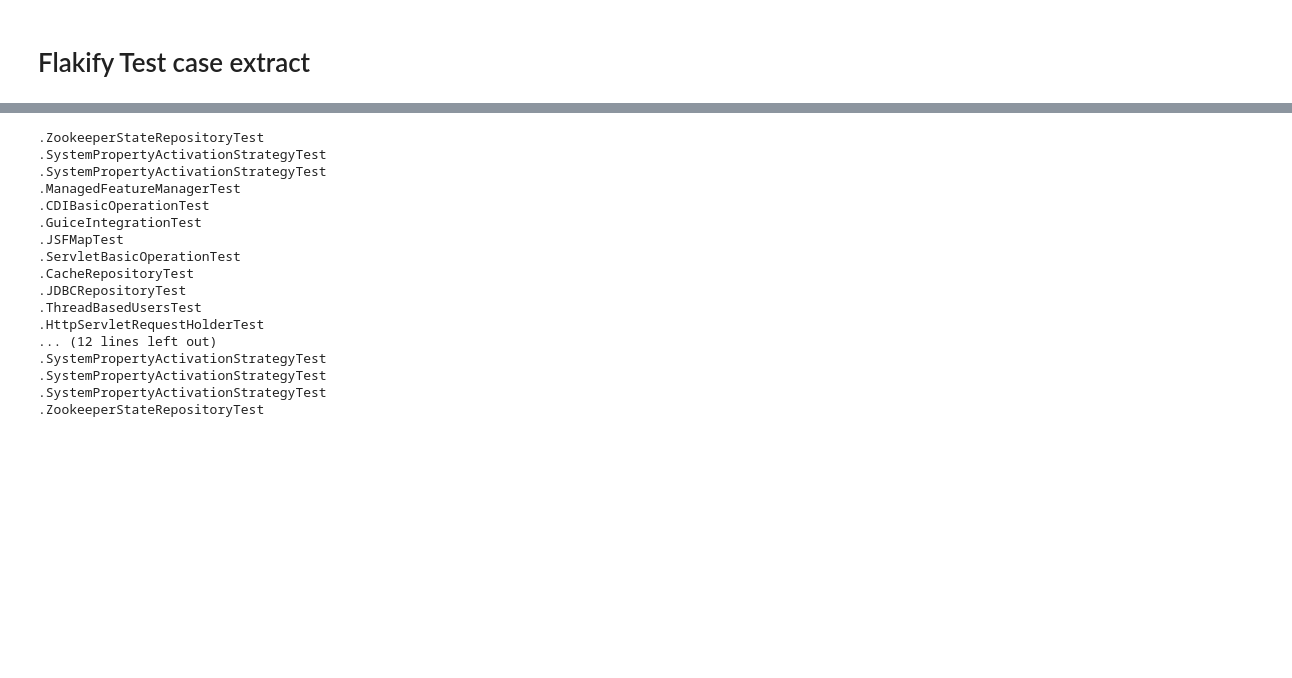
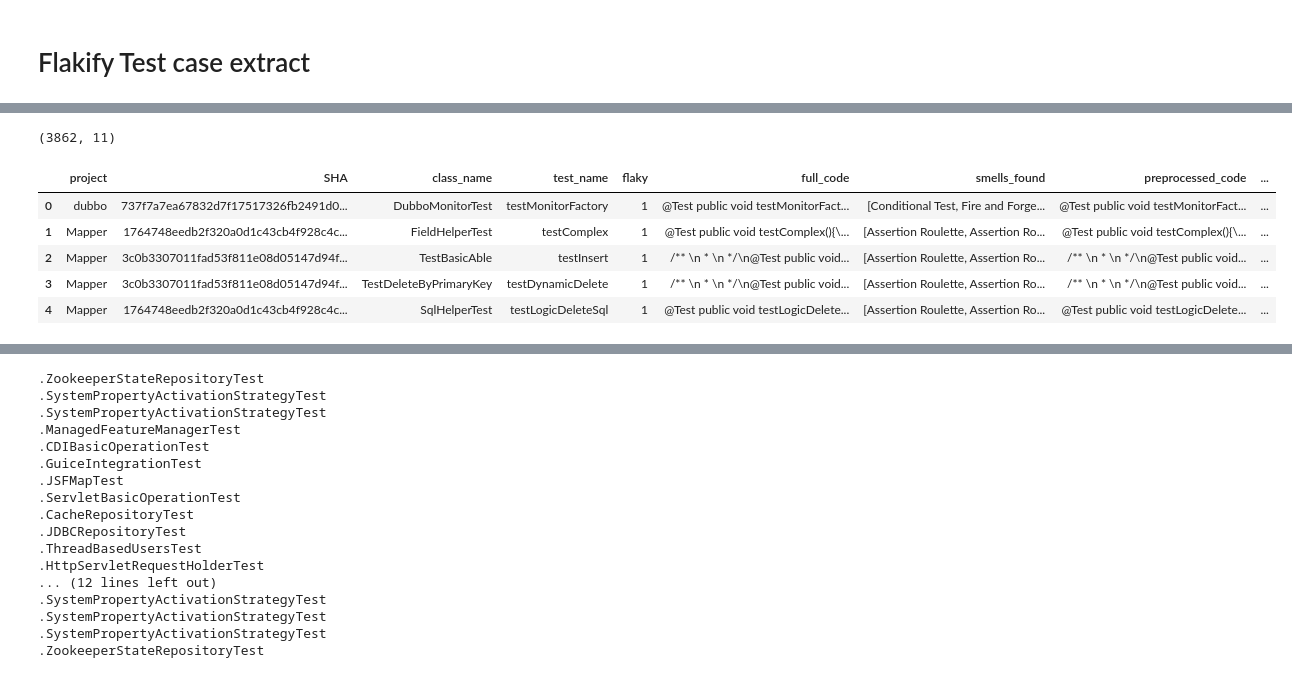
Before and after one commit to Ti-tanium/Software-Test-Project, a Jupyter notebook: test_script/result.ipynb, the cells around one changed output, grey strips where cells are left out. Cells and saved outputs as stored; diff of their text form; code cells hidden in the pictures; blank space fills up the shorter version.

```diff
--- a/test_script/result.ipynb
+++ b/test_script/result.ipynb
@@ -109,0 +99,12 @@ import pathlib
+# %%
+IDoFT_dataset = pd.read_csv("../Flakify/dataset/IDoFT/Flakify_IDoFT_dataset.csv")
+print(IDoFT_dataset.shape)
+IDoFT_dataset.head()
+# %% [output]
+(3862, 11)
+|  | project | SHA | class_name | test_name | flaky | full_code | smells_found | preprocessed_code | ... |
+| 0 | dubbo | 737f7a7ea67832d7f17517326fb2491d0... | DubboMonitorTest | testMonitorFactory | 1 | @Test public void testMonitorFact... | [Conditional Test, Fire and Forge... | @Test public void testMonitorFact... | ... |
+| 1 | Mapper | 1764748eedb2f320a0d1c43cb4f928c4c... | FieldHelperTest | testComplex | 1 | @Test public void testComplex(){\... | [Assertion Roulette, Assertion Ro... | @Test public void testComplex(){\... | ... |
+| 2 | Mapper | 3c0b3307011fad53f811e08d05147d94f... | TestBasicAble | testInsert | 1 | /** \n * \n */\n@Test public void... | [Assertion Roulette, Assertion Ro... | /** \n * \n */\n@Test public void... | ... |
+| 3 | Mapper | 3c0b3307011fad53f811e08d05147d94f... | TestDeleteByPrimaryKey | testDynamicDelete | 1 | /** \n * \n */\n@Test public void... | [Assertion Roulette, Assertion Ro... | /** \n * \n */\n@Test public void... | ... |
+| 4 | Mapper | 1764748eedb2f320a0d1c43cb4f928c4c... | SqlHelperTest | testLogicDeleteSql | 1 | @Test public void testLogicDelete... | [Assertion Roulette, Assertion Ro... | @Test public void testLogicDelete... | ... |
```
Also changed, not shown: parts of 12 cells of this notebook, 1 other file.
